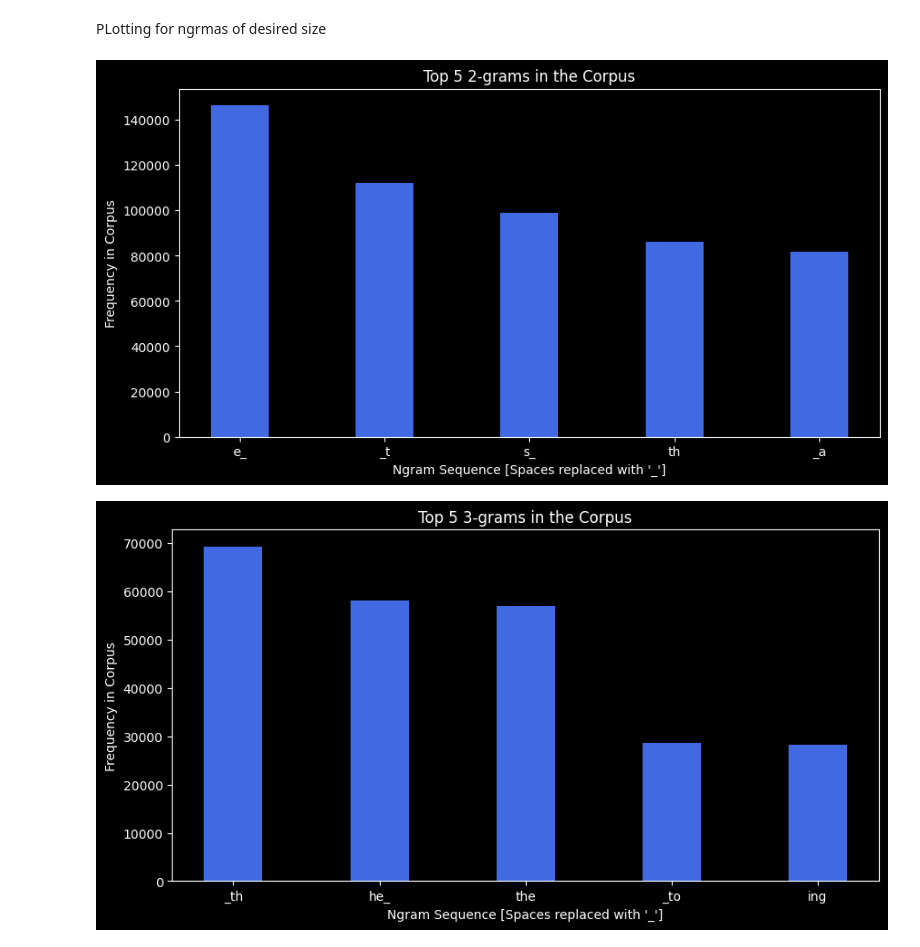
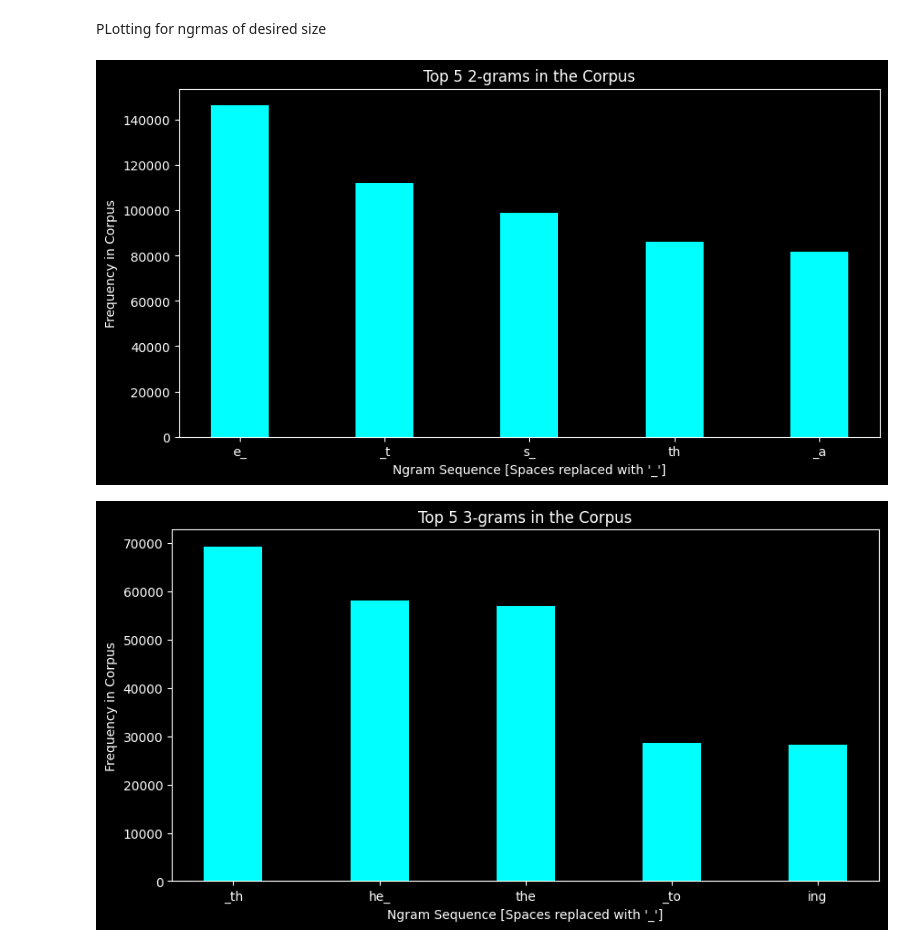
Before and after one commit to TheInvincible95/SearchEngine, a Jupyter notebook: analysis.ipynb, the cells around one changed output. Cells and saved outputs as stored; diff of their text form; code cells hidden in the pictures.

```diff
--- a/analysis.ipynb
+++ b/analysis.ipynb
@@ -49,33 +49,33 @@ for size in [2, 3, 4, 5]:
     values = []
 
     # getting the n-gram values and their respective frequencies in their respective lists to plot them:
     for pairs in grams:
 
         string = ""
         for chars in pairs[0]:
             if chars == " ":
                 string+= "_"
             else:
                 string += chars
         sequences.append(string)
 
         values.append(pairs[1])
 
     fig = plt.figure(figsize=(10, 5))
 
     # everyone will thank me for this
     plt.style.use('dark_background')
 
     # creating a bar plot
-    plt.bar(sequences, values, color="royalblue", width=0.4)
+    plt.bar(sequences, values, color="aqua", width=0.4)
 
 
 
     plt.xlabel("Ngram Sequence [Spaces replaced with '_']")
     plt.ylabel("Frequency in Corpus")
     plt.title(f"Top 5 {size}-grams in the Corpus")
 
     plt.show()
 # %% [output]
-[figure, old version]
+[figure, new version]
-[figure, old version]
+[figure, new version]
```
Also changed, not shown: parts of 1 cell of this notebook.
